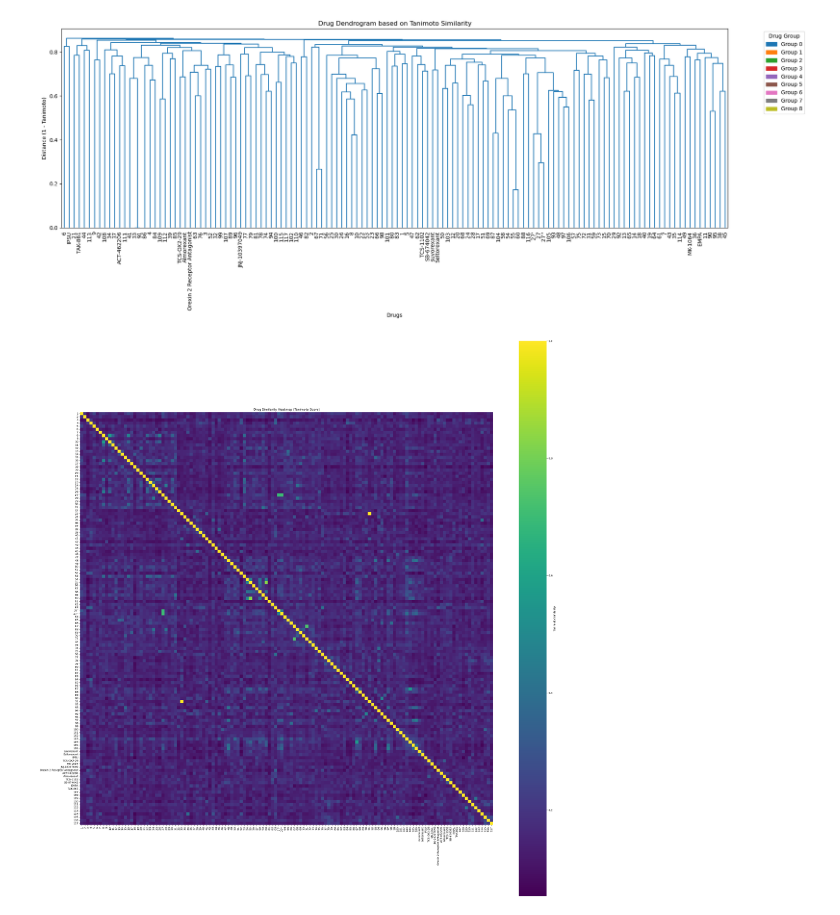
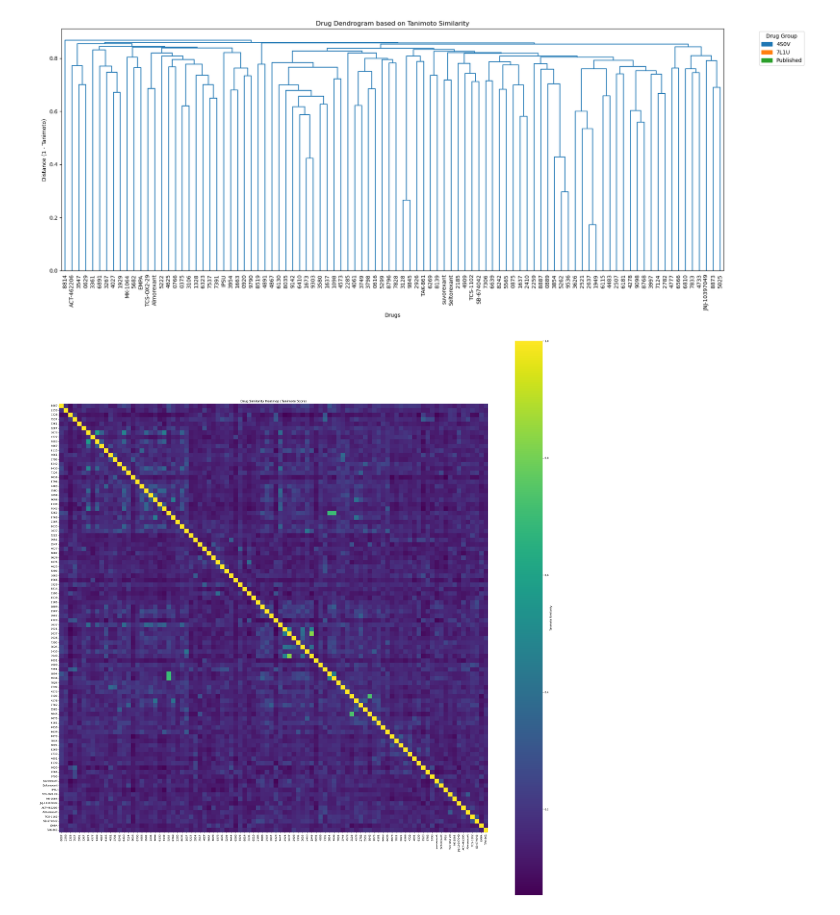
Before and after one commit to toadlover/ginsparg_thymelab_thesis, a Jupyter notebook: jupyter_notebooks/figure_making/drug_phylogeny_summary/drug_phylogeny_analysis.ipynb, the cells around one changed output. Drawn from its saved outputs; the diff is of its cells as text; code cells hidden in the pictures.

```diff
--- a/jupyter_notebooks/figure_making/drug_phylogeny_summary/drug_phylogeny_analysis.ipynb
+++ b/jupyter_notebooks/figure_making/drug_phylogeny_summary/drug_phylogeny_analysis.ipynb
@@ -15,7 +15,8 @@ import scipy
 
 
 # Load your CSV
-df = pd.read_csv('drug_summary_data.csv')
+#df = pd.read_csv('drug_summary_data.csv')
+df = pd.read_csv('drug_summary_data_4code_supplementary_figure.csv')
 
 df
 # %% [output]
@@ -114,35 +115,35 @@ fig, ax = plt.subplots(figsize=(20, 8))
 # Optional: color by group
 group_colors = sns.color_palette("hls", df['group'].nunique())
 group_colors = sns.color_palette("tab10", df['group'].nunique())
 
 group_lut = dict(zip(sorted(df['group'].unique()), group_colors))
 row_colors = df['group'].map(group_lut)
 
 labels = [f"{sid} (G{g})" for sid, g in zip(df['short_id'], df['group'])]
 
 dendro = dendrogram(
     Z,
     labels=df['short_id'].values,
     leaf_rotation=90,
     leaf_font_size=10,
     ax=ax,
     color_threshold=0
 )
 
 import matplotlib.patches as mpatches
 
-handles = [mpatches.Patch(color=group_lut[g], label=f'Group {g}') for g in sorted(group_lut)]
+handles = [mpatches.Patch(color=group_lut[g], label=f'{g}') for g in sorted(group_lut)]
 plt.legend(handles=handles, bbox_to_anchor=(1.05, 1), loc='upper left', title='Drug Group')
 
 
 # Optionally, color bar or annotations
 plt.title("Drug Dendrogram based on Tanimoto Similarity")
 plt.xlabel("Drugs")
 plt.ylabel("Distance (1 - Tanimoto)")
 plt.tight_layout()
 plt.show()
 # %% [output]
-[figure, old version]
+[figure, new version]
 # %%
 import seaborn as sns
 import matplotlib.pyplot as plt
@@ -161,7 +162,7 @@ plt.tight_layout()
 plt.savefig('drug_heatmap.png', dpi=300, bbox_inches='tight')
 plt.show()
 # %% [output]
-[figure, old version]
+[figure, new version]
 # %%
 from scipy.cluster.hierarchy import set_link_color_palette
 # Set all dendrogram branches to gray
```
Also changed, not shown: parts of 6 cells of this notebook, 4 other files.
